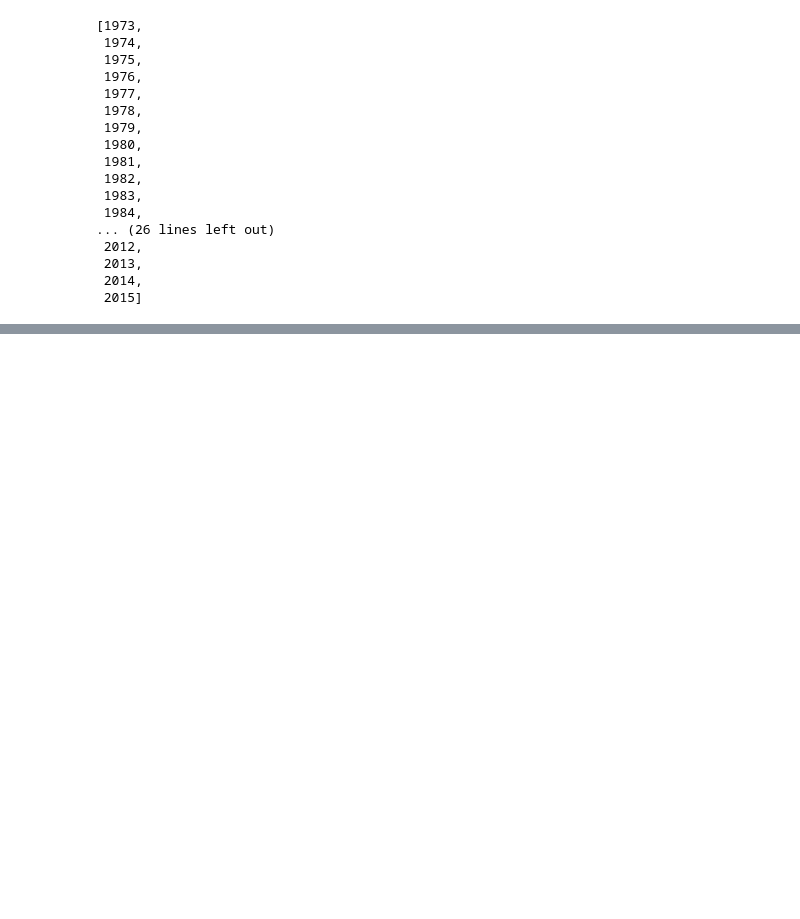
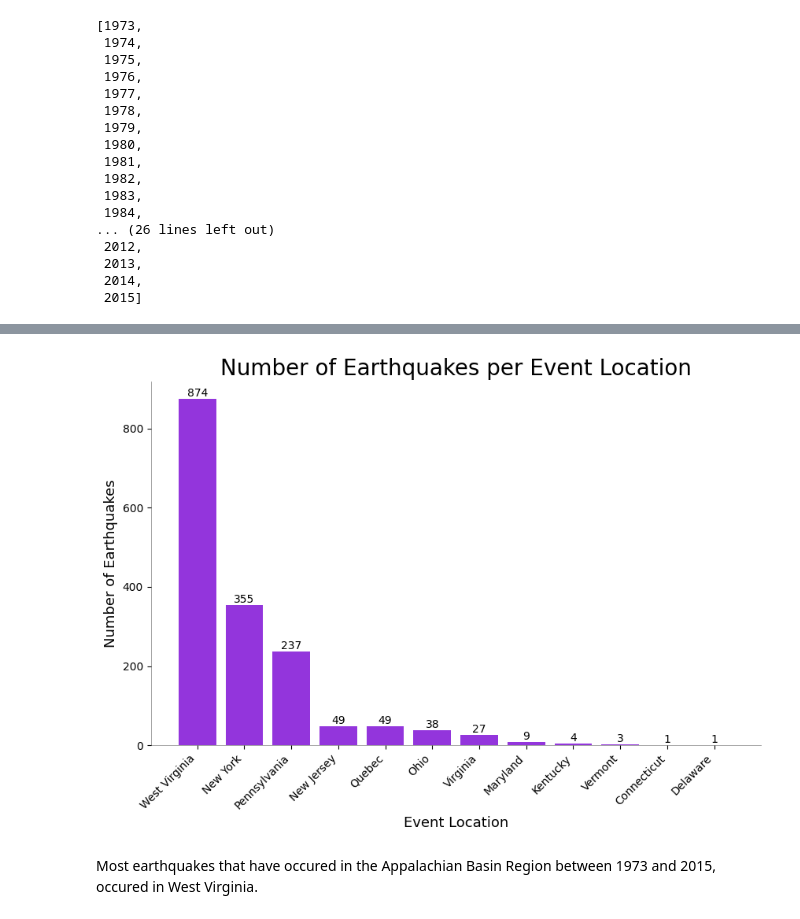
Before and after one commit to JulieGambill/Appalachian_Basin_Data, a Jupyter notebook: notebooks/Appalachian_Basin_Earthquakes.ipynb, the cells around one changed output, grey strips where cells are left out. Saved outputs shown, nothing was run; the diff lists cells and outputs as text; code cells hidden in the pictures; blank space fills up the shorter version.

```diff
--- a/notebooks/Appalachian_Basin_Earthquakes.ipynb
+++ b/notebooks/Appalachian_Basin_Earthquakes.ipynb
@@ -501,0 +523,6 @@ plt.show()
+# %%
+# Number of Earthquakes per Event Location
+
+location_counts = earthquake_df.groupby('Event Location').size().sort_values(ascending=False)
+
+location_counts
@@ -501,0 +544,28 @@ plt.show()
+# %%
+plt.figure(figsize=(10,6))
+
+bars = plt.bar(location_counts.index,
+        location_counts.values,
+        width=0.8,
+        color = "#9335dc")
+
+ax = plt.gca()
+for spine in ax.spines.values():
+    spine.set_linewidth(0.5)
+    spine.set_alpha(0.5)
+ax.spines['top'].set_visible(False)
+ax.spines['right'].set_visible(False)
+
+ax.set_xlabel('Event Location',
+              fontsize= 13)
+ax.set_ylabel('Number of Earthquakes',
+              fontsize=13)
+ax.set_title('Number of Earthquakes per Event Location',
+             fontsize = 20)
+ax.bar_label(bars)
+plt.xticks(rotation=45, ha="right")
+plt.show()
+# %% [output]
+[figure, added]
+# %% [markdown]
+Most earthquakes that have occured in the Appalachian Basin Region between 1973 and 2015, occured in West Virginia.
```
Also changed, not shown: parts of 3 cells of this notebook, 2 other files.
